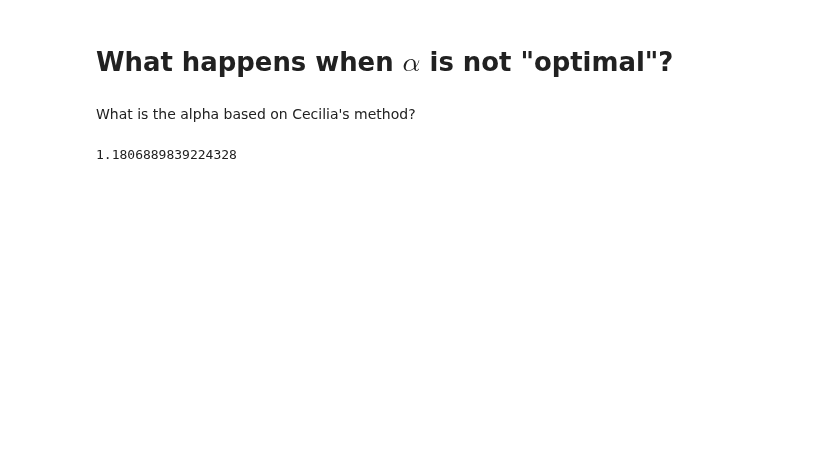
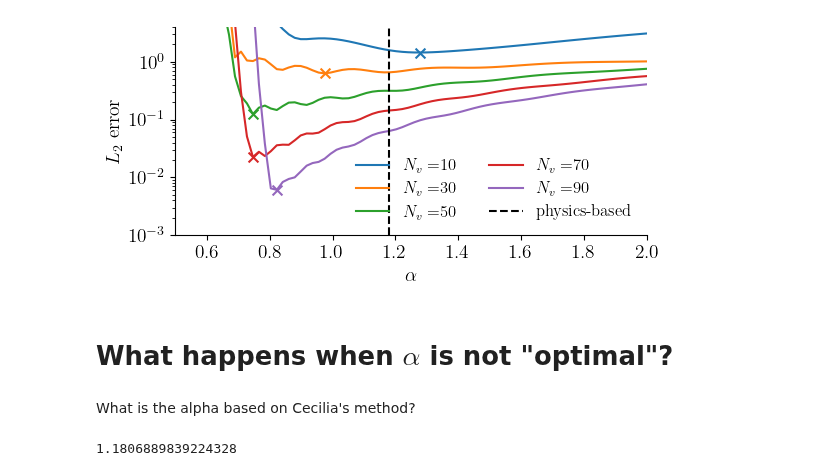
Before and after one commit to opaliss/mixed_methods, a Jupyter notebook: analysis/general_function_approximation.ipynb, the cells around one changed output. Drawn from its saved outputs; the diff is of its cells as text; code cells hidden in the pictures; blank space fills up the shorter version.

```diff
--- a/analysis/general_function_approximation.ipynb
+++ b/analysis/general_function_approximation.ipynb
@@ -55,6 +54,6 @@ sol_full = np.zeros(len(v))
 sol_3 = np.zeros(len(v))
 for nn in range(Nv):
     sol_full += C[nn] * aw_psi_hermite(n=nn, alpha_s=alpha, u_s=u, v=v)
-for nn in range(3):
+for nn in range(5):
     sol_3 += C[nn] * aw_psi_hermite(n=nn, alpha_s=alpha, u_s=u, v=v)
 # %%
@@ -76,3 +104,24 @@ plt.savefig("../figures/functional_analysis/alpha_approx_" + str(alpha) + ".png"
+# %%
+fig, ax = plt.subplots(figsize=(6, 3))
+for kk in np.arange(0, len(Nv_vec), 2):
+    ax.plot(alpha_vec, error_vec[:, kk], label="$N_{v} = $" + str(Nv_vec[kk]))
+    ax.scatter(alpha_vec[np.argmin(error_vec[:, kk])], np.min(error_vec[:, kk]), marker="x", s=50)
+
+ax.axvline(alpha_new_vec[kk], color="black", ls="--", label="physics-based")
+legend = ax.legend(ncols=2, fancybox=False, shadow=False, fontsize=12, loc='lower right')
+legend.get_frame().set_alpha(0)
+ax.set_ylim(1e-3, 4)
+ax.set_xlim(0.5, 2)
+ax.set_yscale("log")
+ax.set_xlabel(r"$\alpha$")
+ax.set_ylabel(r"$L_{2}$ error")
+ax.spines['right'].set_visible(False)
+ax.spines['top'].set_visible(False)
+
+plt.tight_layout()
+plt.savefig("../figures/functional_analysis/alpha_optimal.png", dpi=300)
+# %% [output]
+[figure, added]
 # %% [markdown]
 # What happens when $\alpha$ is not "optimal"?
 # %% [markdown]
```
Also changed, not shown: parts of 10 cells of this notebook, 8 other files.
